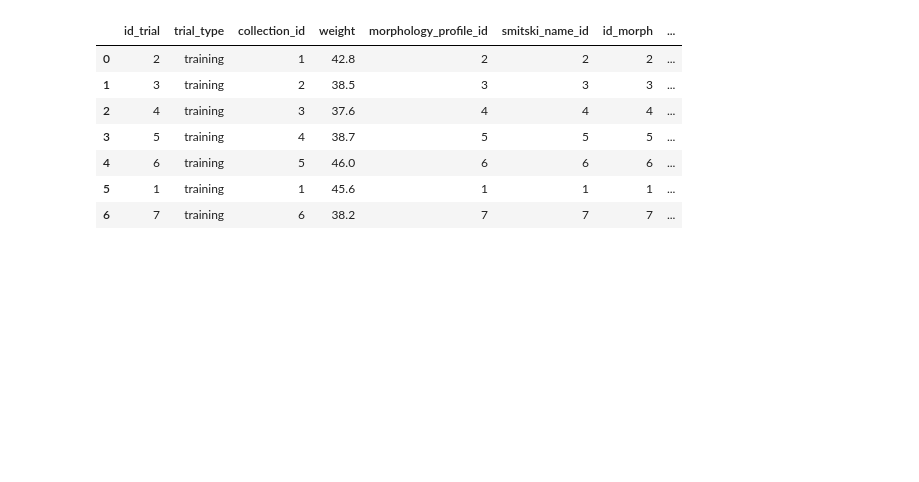
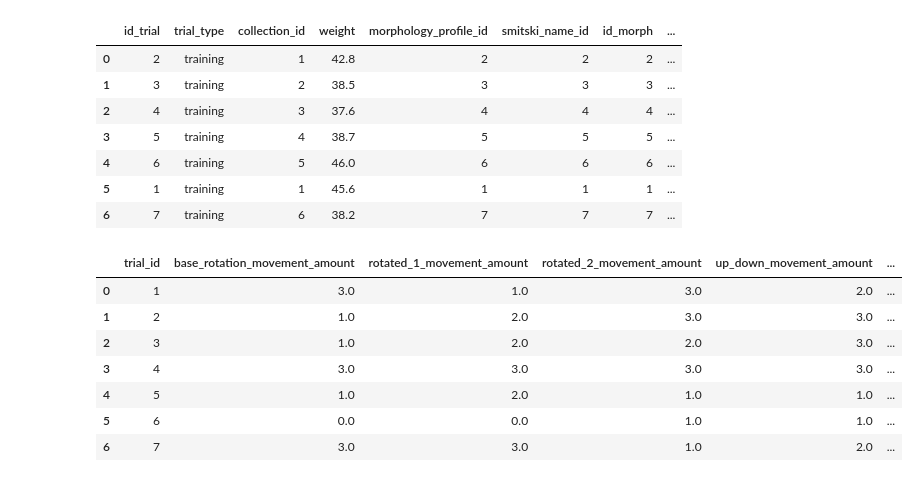
Before and after one commit to wondernoodle09/Smiski-Predictor, a Jupyter notebook: backend/app/ml/smiski_ml.ipynb, the cells around one changed output. Saved outputs shown, nothing was run; the diff lists cells and outputs as text; code cells hidden in the pictures; blank space fills up the shorter version.

```diff
--- a/backend/app/ml/smiski_ml.ipynb
+++ b/backend/app/ml/smiski_ml.ipynb
@@ -75,3 +75,27 @@ display(trial_labels_df)
 | 4 | 6 | training | 5 | 46.0 | 6 | 6 | 6 | ... |
 | 5 | 1 | training | 1 | 45.6 | 1 | 1 | 1 | ... |
 | 6 | 7 | training | 6 | 38.2 | 7 | 7 | 7 | ... |
+# %%
+shake_wide = shake_df.pivot(
+    index="trial_id",
+    columns="shake_position",
+    values=["movement_amount", "loudness", "sound_hardness"]
+)
+
+shake_wide.columns = [
+    f"{position}_{feature}"
+    for feature, position in shake_wide.columns
+]
+
+shake_wide = shake_wide.reset_index()
+
+display(shake_wide)
+# %% [output]
+|  | trial_id | base_rotation_movement_amount | rotated_1_movement_amount | rotated_2_movement_amount | up_down_movement_amount | ... |
+| 0 | 1 | 3.0 | 1.0 | 3.0 | 2.0 | ... |
+| 1 | 2 | 1.0 | 2.0 | 3.0 | 3.0 | ... |
+| 2 | 3 | 1.0 | 2.0 | 2.0 | 3.0 | ... |
+| 3 | 4 | 3.0 | 3.0 | 3.0 | 3.0 | ... |
+| 4 | 5 | 1.0 | 2.0 | 1.0 | 1.0 | ... |
+| 5 | 6 | 0.0 | 0.0 | 1.0 | 1.0 | ... |
+| 6 | 7 | 3.0 | 3.0 | 1.0 | 2.0 | ... |
```
Also changed, not shown: parts of 8 cells of this notebook.
